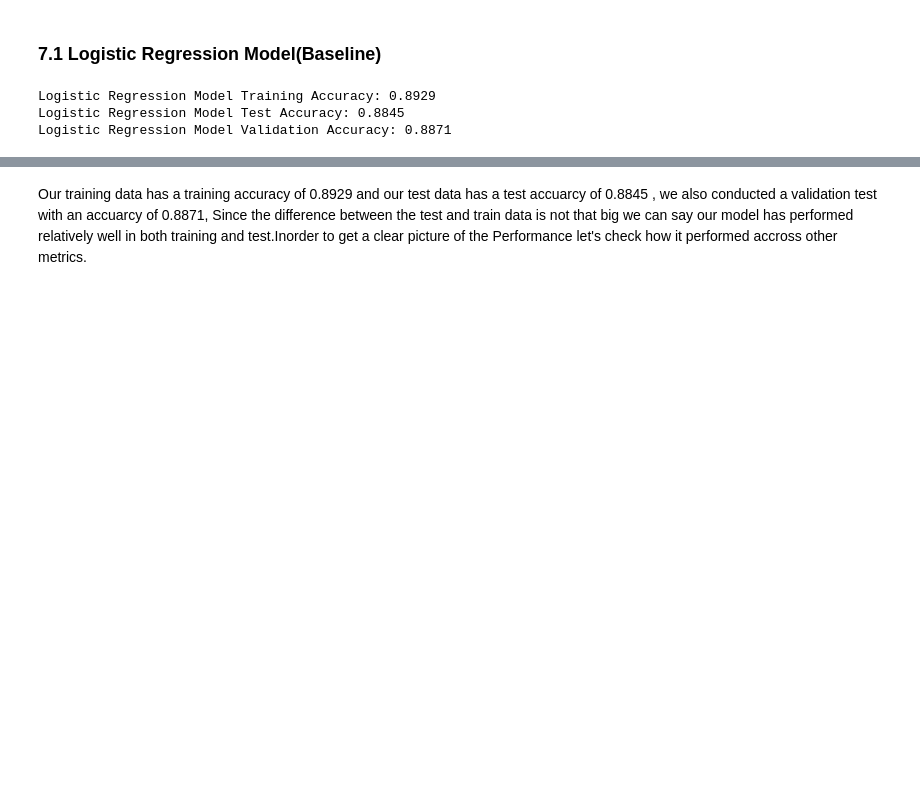
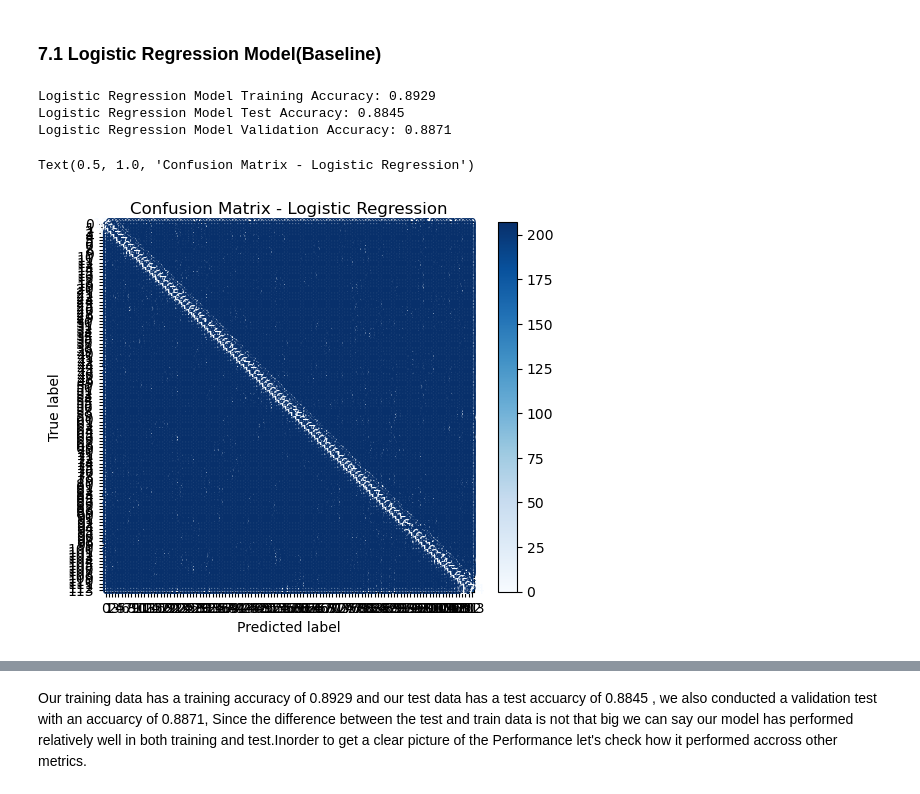
Before and after one commit to Rosette-Matoke/Group7_Capstone_Project, a Jupyter notebook: project (1).ipynb, the cells around one changed output, grey strips where cells are left out. Drawn from its saved outputs; the diff is of its cells as text; code cells hidden in the pictures; blank space fills up the shorter version.

Commit message:
made more changes on modelling

```diff
--- a/project (1).ipynb
+++ b/project (1).ipynb
@@ -787,3 +779,14 @@ print(f"Logistic Regression Model Validation Accuracy: {accuracy_val_logreg:.4f}
 Logistic Regression Model Training Accuracy: 0.8929
 Logistic Regression Model Test Accuracy: 0.8845
 Logistic Regression Model Validation Accuracy: 0.8871
+# %%
+####Ploting Confusion Matrix for Logistic Regression Model
+import matplotlib.pyplot as plt
+from sklearn.metrics import ConfusionMatrixDisplay
+cm_logreg = confusion_matrix(y_test, y_pred_logreg)
+disp_logreg = ConfusionMatrixDisplay(confusion_matrix=cm_logreg)
+disp_logreg.plot(cmap=plt.cm.Blues)
+plt.title("Confusion Matrix - Logistic Regression")
+# %% [output]
+Text(0.5, 1.0, 'Confusion Matrix - Logistic Regression')
+[figure, added]
```
Also changed, not shown: parts of 22 cells of this notebook, 2 other files.
